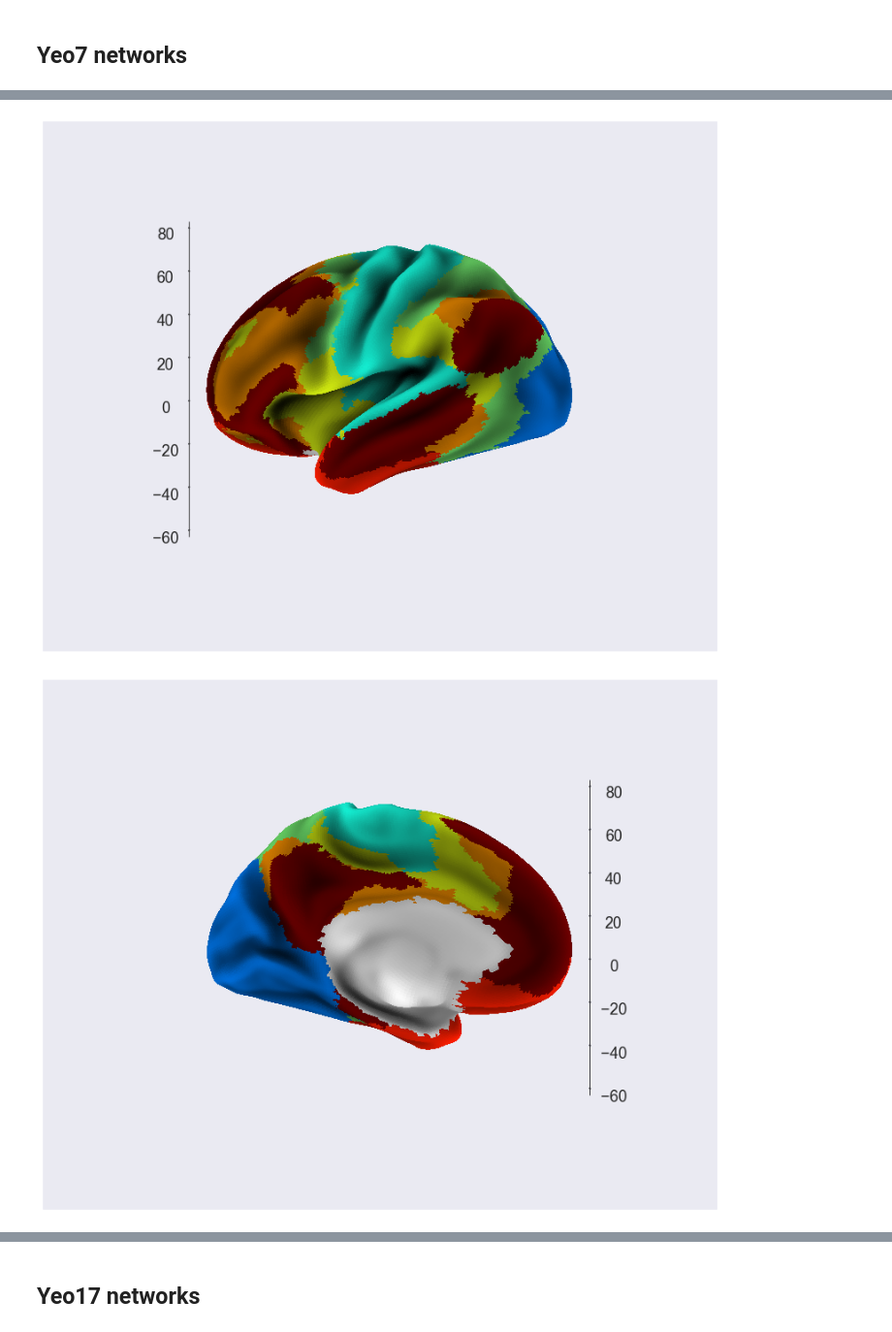
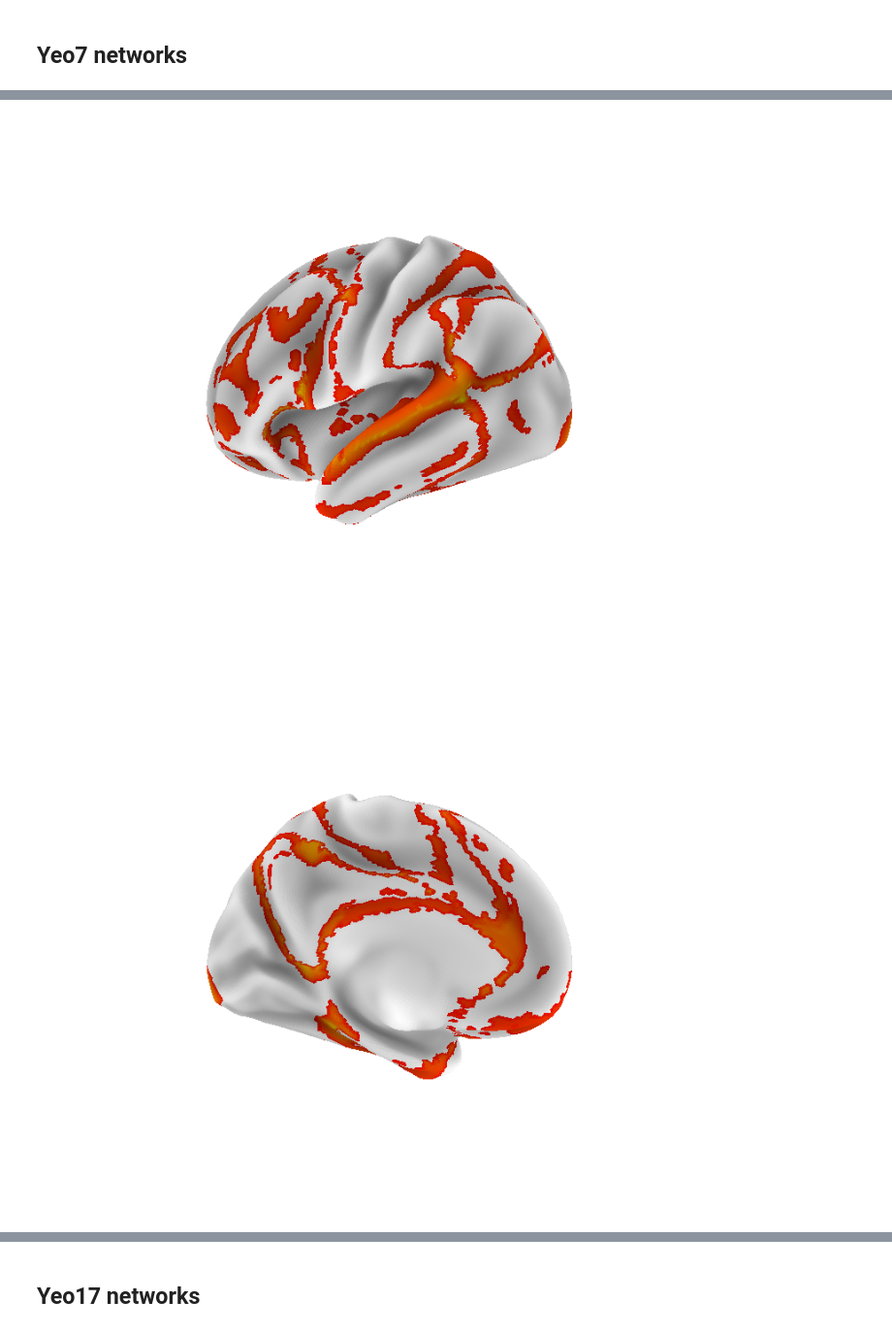
Before and after one commit to NeuroanatomyAndConnectivity/gradient_analysis, a Jupyter notebook: 04_visualize_networks.ipynb, the cells around one changed output, grey strips where cells are left out. Shown at 97% size. Saved outputs shown, nothing was run; the diff lists cells and outputs as text; code cells hidden in the pictures.

```diff
--- a/04_visualize_networks.ipynb
+++ b/04_visualize_networks.ipynb
@@ -30,9 +44,9 @@ surfR.append(surfmR[1])
 sulcL = -1 * nib.load('gradient_data/templates/Q1-Q6_R440.sulc.32k_fs_LR.dscalar.nii').data[0:32492]
 sulcR = -1 * nib.load('gradient_data/templates/Q1-Q6_R440.sulc.32k_fs_LR.dscalar.nii').data[32492:32492*2]
 
-res = nib.load('gradient_data/templates/hcp.embed.all.179.lh.dscalar.nii').data
+res = nib.load('gradient_data/templates/hcp.tmp.lh.dscalar.nii').data
 cortL = np.squeeze(np.array(np.where(res != 0)[0], dtype=np.int32))
-res = nib.load('gradient_data/templates/hcp.embed.all.179.rh.dscalar.nii').data
+res = nib.load('gradient_data/templates/hcp.tmp.rh.dscalar.nii').data
 cortR = np.squeeze(np.array(np.where(res != 0)[0], dtype=np.int32))
 cortLen = len(cortL) + len(cortR)
 del res
@@ -42,7 +56,7 @@ pixdim[1,2,3] should be non-zero; setting 0 dims to 1
 pixdim[1,2,3] should be non-zero; setting 0 dims to 1
 pixdim[1,2,3] should be non-zero; setting 0 dims to 1
 # %%
-emb = np.load('gradient_data/embedded/embedding_dense_cosine_emb.npy')
+emb = np.load('gradient_data/embedded/embedding_dense_emb.npy')
 # %% [markdown]
 ## Yeo7 networks
 # %%
@@ -156,0 +274,14 @@ f.savefig('gradient_data/figures/yeo7.med.png')
+# %%
+y = yeo7L.copy()
+e = np.zeros(32492)
+e[cortL] = emb[:len(cortL),0]
+for n, v in enumerate(uniqueY):
+    indx = np.where(yeo7L == v)[0]
+    z = e[indx]
+    zm = z - np.mean(z)
+    y[indx] = zm / np.std(zm)
+y[yeo7L == 37] = 0
+y[np.abs(y) < 1] = 0
+print len(np.where(y > 0)[0])
+plt.scatter(distL[incld],np.abs(y[incld]))
+plt.show()
@@ -157,17 +303,45 @@ f.savefig('gradient_data/figures/yeo7.med.png')
 # %%
-# plot order on surface
+std_thr = 0
+cmap='autumn'
+import scipy.stats as stats
+
 y = yeo7L.copy()
-ord1 = np.argsort(ord)
+e = np.zeros(32492)
+e[cortL] = emb[:len(cortL),0]
 for n, v in enumerate(uniqueY):
-    y[yeo7L == v] = int(ord1[n]) + 1 - 3
-y[yeo7L == 37] = - 4
-c = np.where([yeo17L != 37])[1]
-f = plot_surf_stat_map(surfL[0], surfL[1], bg_map=sulcL, stat_map=y, mask=c, bg_on_stat=True, azim=0, alpha=1, label=True)
+    indx = np.where(yeo7L == v)[0]
+    z = e[indx]
+    # for percentile:
+    #p = [stats.percentileofscore(z, a, 'rank') for a in z]
+    #p = np.array(p)
+    #p[np.where([(p1 > 25.0) & (p1 < 75.0) for p1 in p])] = 0
+    #y[indx] = p
+
+    zm = z - np.mean(z)
+    y[indx] = zm / np.std(zm)
+
+y[np.abs(y) < 1.] = 0
+y[yeo7L == 37] = 0
+y = np.abs(y)
+
+#y[y < std_thr] = 0
+#y[aL] = 0 #std_thr * -1
+#c = np.where([y > std_thr])[1]
+f = plot_surf_stat_map(surfL[0], surfL[1], bg_map=sulcL, stat_map=y, cmap=cmap, mask=np.where(y != 0)[0],
+                       lenient=True, bg_on_stat=True, azim=0, alpha=1, label=False,
+                       symmetric_cbar = False, bg_scaling_factor=1.5)
 plt.show()
-f.savefig('gradient_data/figures/yeo7.reord.lat.png')
-f = plot_surf_stat_map(surfL[0], surfL[1], bg_map=sulcL, stat_map=y, mask=c, bg_on_stat=True, azim=180, alpha=1, label=True)
+fname = 'gradient_data/figures/yeo7.outliers.lat.png'
+f.savefig(fname)
+imageCrop(fname)
+
+f = plot_surf_stat_map(surfL[0], surfL[1], bg_map=sulcL, stat_map=y, cmap=cmap, mask=np.where(y != 0)[0],
+                       lenient=True, bg_on_stat=True, azim=180, alpha=1, label=False,
+                       symmetric_cbar = False, bg_scaling_factor=1.5)
 plt.show()
-f.savefig('gradient_data/figures/yeo7.reord.med.png')
+fname = 'gradient_data/figures/yeo7.outliers.med.png'
+f.savefig(fname)
+imageCrop(fname)
 # %% [output]
-[figure, old version]
+[figure, new version]
-[figure, old version]
+[figure, new version]
```
Also changed, not shown: parts of 24 cells of this notebook, 5 other files.
